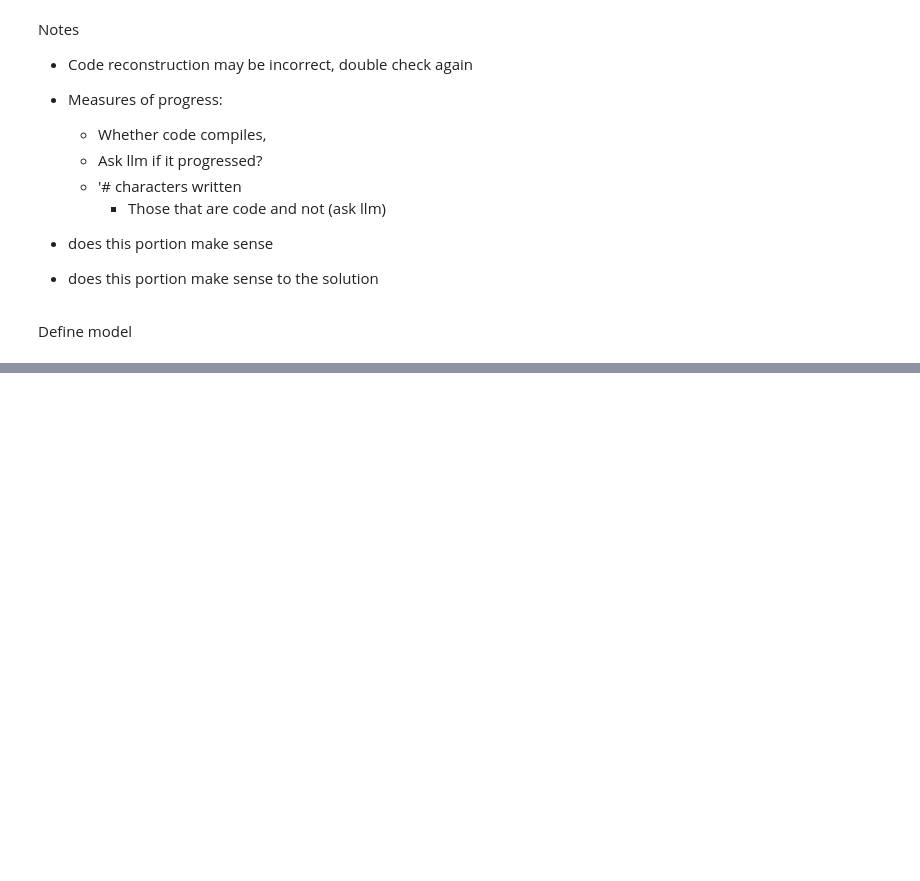
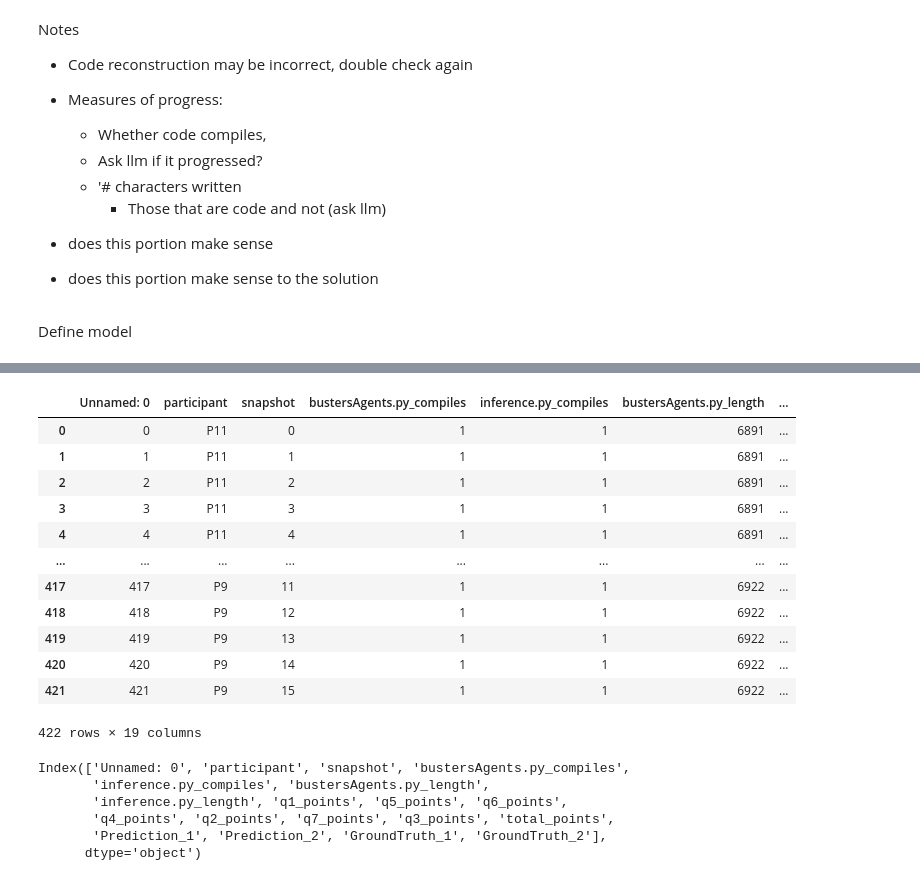
Before and after one commit to feyzijan/EDA_Productivity, a Jupyter notebook: KeylogAnalysisLLM.ipynb, the cells around one changed output, grey strips where cells are left out. Saved outputs shown, nothing was run; the diff lists cells and outputs as text; code cells hidden in the pictures; blank space fills up the shorter version.

```diff
--- a/KeylogAnalysisLLM.ipynb
+++ b/KeylogAnalysisLLM.ipynb
@@ -218,0 +496,16 @@ df_a3
+# %%
+df_a3
+# %% [output]
+|  | Unnamed: 0 | participant | snapshot | bustersAgents.py_compiles | inference.py_compiles | bustersAgents.py_length | ... |
+| 0 | 0 | P11 | 0 | 1 | 1 | 6891 | ... |
+| 1 | 1 | P11 | 1 | 1 | 1 | 6891 | ... |
+| 2 | 2 | P11 | 2 | 1 | 1 | 6891 | ... |
+| 3 | 3 | P11 | 3 | 1 | 1 | 6891 | ... |
+| 4 | 4 | P11 | 4 | 1 | 1 | 6891 | ... |
+| ... | ... | ... | ... | ... | ... | ... | ... |
+| 417 | 417 | P9 | 11 | 1 | 1 | 6922 | ... |
+| 418 | 418 | P9 | 12 | 1 | 1 | 6922 | ... |
+| 419 | 419 | P9 | 13 | 1 | 1 | 6922 | ... |
+| 420 | 420 | P9 | 14 | 1 | 1 | 6922 | ... |
+| 421 | 421 | P9 | 15 | 1 | 1 | 6922 | ... |
+422 rows × 19 columns
@@ -218,0 +575,9 @@ df_a3
+# %%
+df_a3.columns
+# %% [output]
+Index(['Unnamed: 0', 'participant', 'snapshot', 'bustersAgents.py_compiles',
+       'inference.py_compiles', 'bustersAgents.py_length',
+       'inference.py_length', 'q1_points', 'q5_points', 'q6_points',
+       'q4_points', 'q2_points', 'q7_points', 'q3_points', 'total_points',
+       'Prediction_1', 'Prediction_2', 'GroundTruth_1', 'GroundTruth_2'],
+      dtype='object')
```
Also changed, not shown: parts of 32 cells of this notebook, 3 other files.
